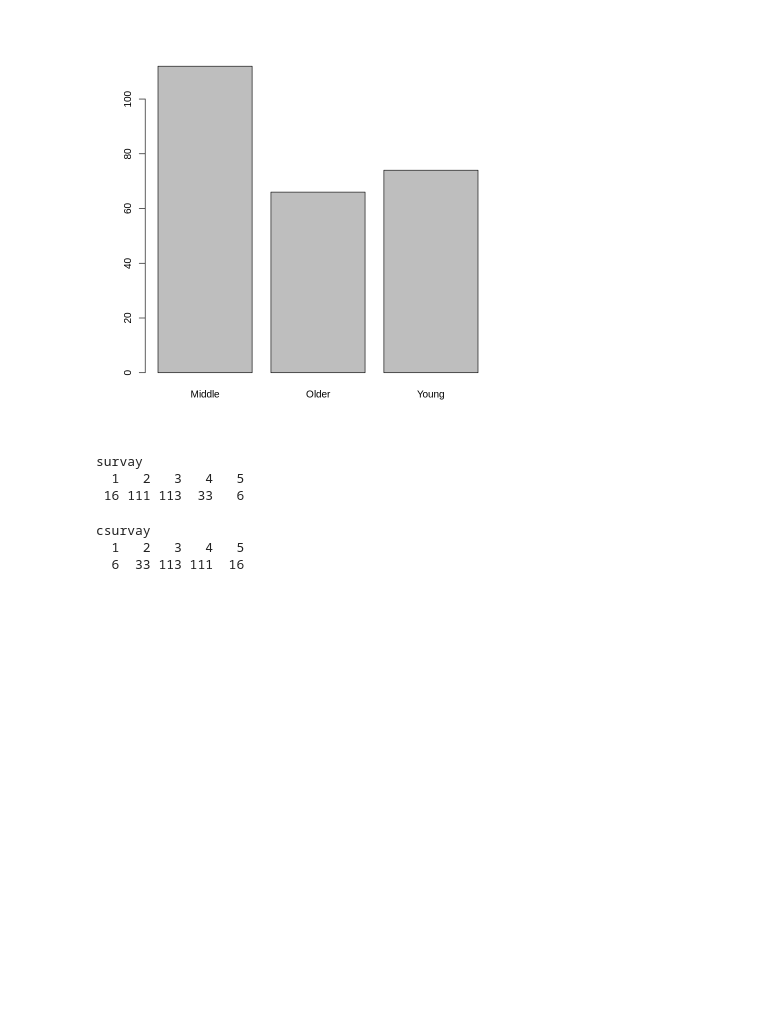
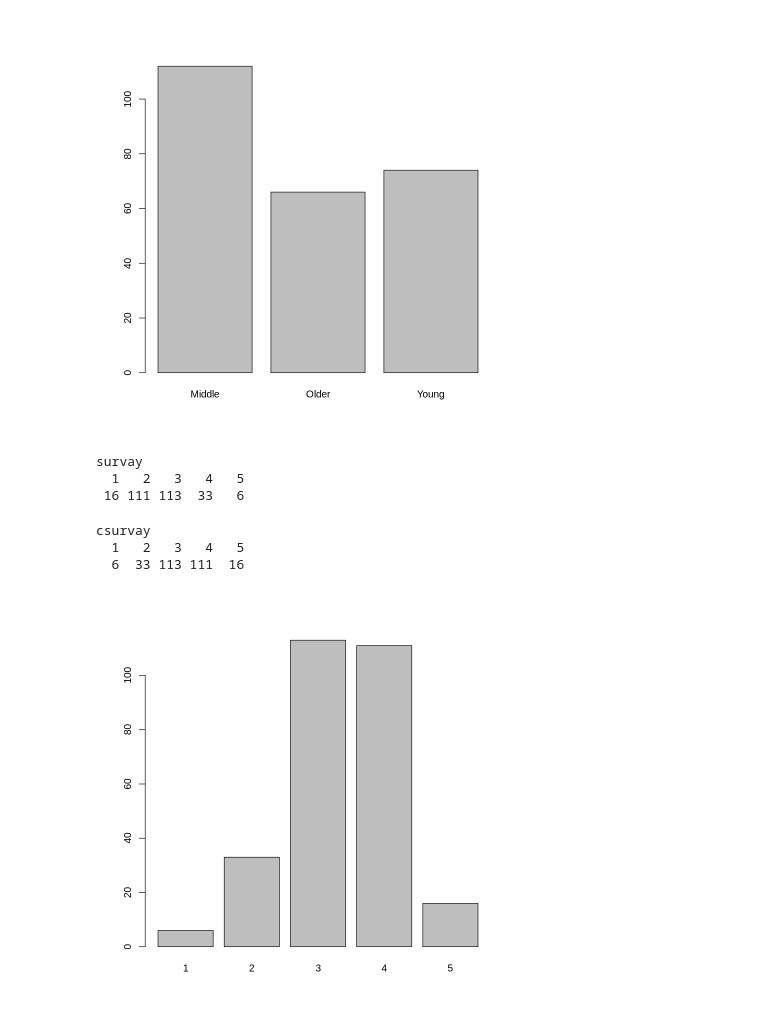
Before and after one commit to gyujin0450/RPRG_PartII, a Jupyter notebook: p207_코딩변경.ipynb, the cells around one changed output. Saved outputs shown, nothing was run; the diff lists cells and outputs as text; code cells hidden in the pictures; blank space fills up the shorter version.

```diff
--- a/p207_코딩변경.ipynb
+++ b/p207_코딩변경.ipynb
@@ -114,3 +114,7 @@ survay
 csurvay
   1   2   3   4   5
   6  33 113 111  16
+# %%
+barplot(table(csurvay))
+# %% [output]
+[figure, added]
```
